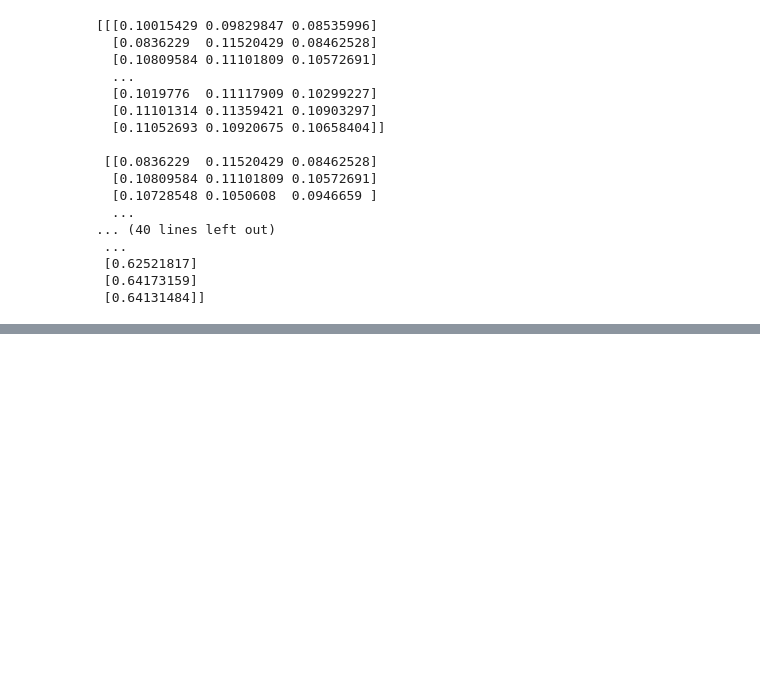
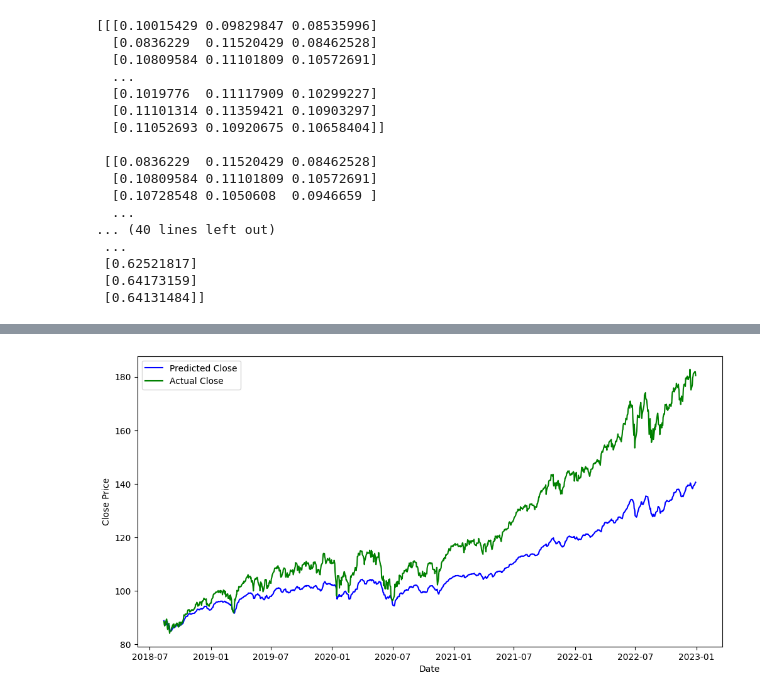
Before and after one commit to yunmokoo/SPY-Forecast_MARS_LSTM, a Jupyter notebook: SPY.ipynb, the cells around one changed output, grey strips where cells are left out. Cells and saved outputs as stored; diff of their text form; code cells hidden in the pictures; blank space fills up the shorter version.

```diff
--- a/SPY.ipynb
+++ b/SPY.ipynb
@@ -500,3 +500,75 @@ print(y)
  [0.62521817]
  [0.64173159]
  [0.64131484]]
+# %%
+import pandas as pd
+import numpy as np
+import yfinance as yf
+from sklearn.preprocessing import MinMaxScaler
+from tensorflow.keras.models import Sequential
+from tensorflow.keras.layers import LSTM, Dense
+import matplotlib.pyplot as plt
+
+# Download historical stock data and create DataFrame
+df = pd.DataFrame(yf.download("QQQ", start="2001-01-01", end="2023-01-01"))
+features = df['Volume']
+target = df['Close']
+
+# Feature scaling
+scaler = MinMaxScaler()
+features_scaled = scaler.fit_transform(target.values.reshape(-1, 1))
+target_scaled = scaler.fit_transform(target.values.reshape(-1, 1))
+
+def initiate_seq(data, target, seq_len):
+    X, y = [], []
+    for i in range(len(data) - seq_len):
+        X.append(data[i:i + seq_len])
+        y.append(target[i + seq_len])
+    return np.array(X), np.array(y)
+
+seq_len = 10
+X, y = initiate_seq(features_scaled, target_scaled, seq_len)
+
+# Data split
+train_size = int(0.6 * len(X))
+test_size = int(0.2 * len(X))
+val_size = len(X) - train_size - test_size
+
+X_train = X[:train_size]
+y_train = y[:train_size]
+
+X_test = X[train_size:train_size + test_size]
+y_test = y[train_size:train_size + test_size]
+
+X_val = X[-val_size:]
+y_val = y[-val_size:]
+
+# LSTM model
+model = Sequential()
+model.add(LSTM(5, input_shape=(seq_len, 1)))  # 3 input features: Open, High, Low
+
+
+model.add(Dense(64, activation='relu'))
+model.add(Dense(32, activation='relu'))
+model.add(Dense(16, activation='relu'))
+model.add(Dense(1))
+
+model.compile(optimizer='adam', loss='mse')
+
+# Model training
+history = model.fit(X_train, y_train, epochs=50, batch_size=32, validation_data=(X_val, y_val), verbose=1)
+
+# Prediction and inverse scaling
+predicted_scaled = model.predict(X_test)
+predicted_close = scaler.inverse_transform(predicted_scaled)
+actual_close = scaler.inverse_transform(y_test)
+
+# Plotting the predicted vs actual close prices
+plt.figure(figsize=(12, 6))
+plt.plot(df.index[-len(predicted_close):], predicted_close[:, 0], label='Predicted Close', color='b')
+plt.plot(df.index[-len(predicted_close):], actual_close[:, 0], label='Actual Close', color='g')
+plt.xlabel('Date')
+plt.ylabel('Close Price')
+plt.legend()
+plt.show()
+# %% [output]
@@ -502,0 +592 @@ print(y)
+[figure, added]
```
Also changed, not shown: parts of 1 cell of this notebook.
